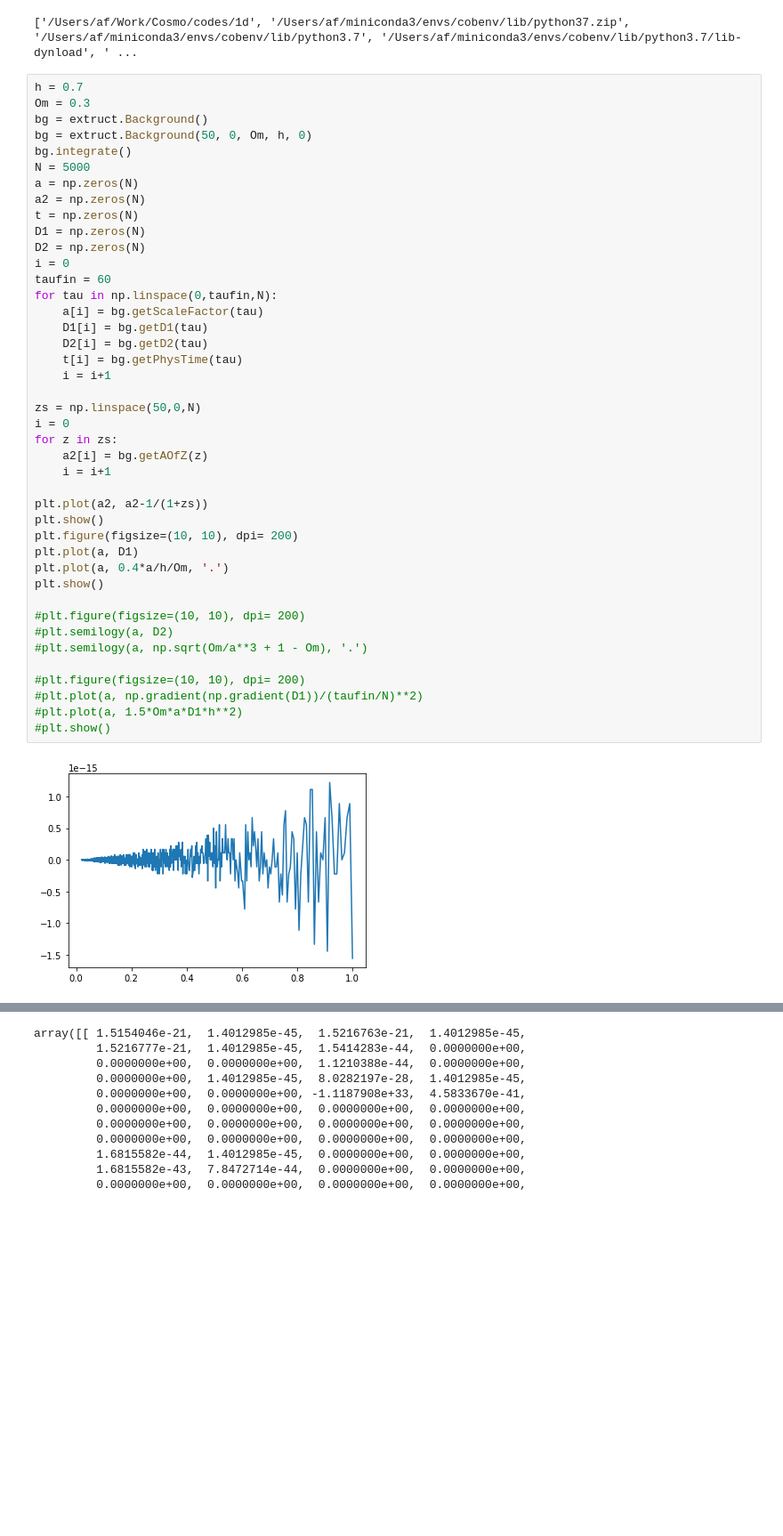
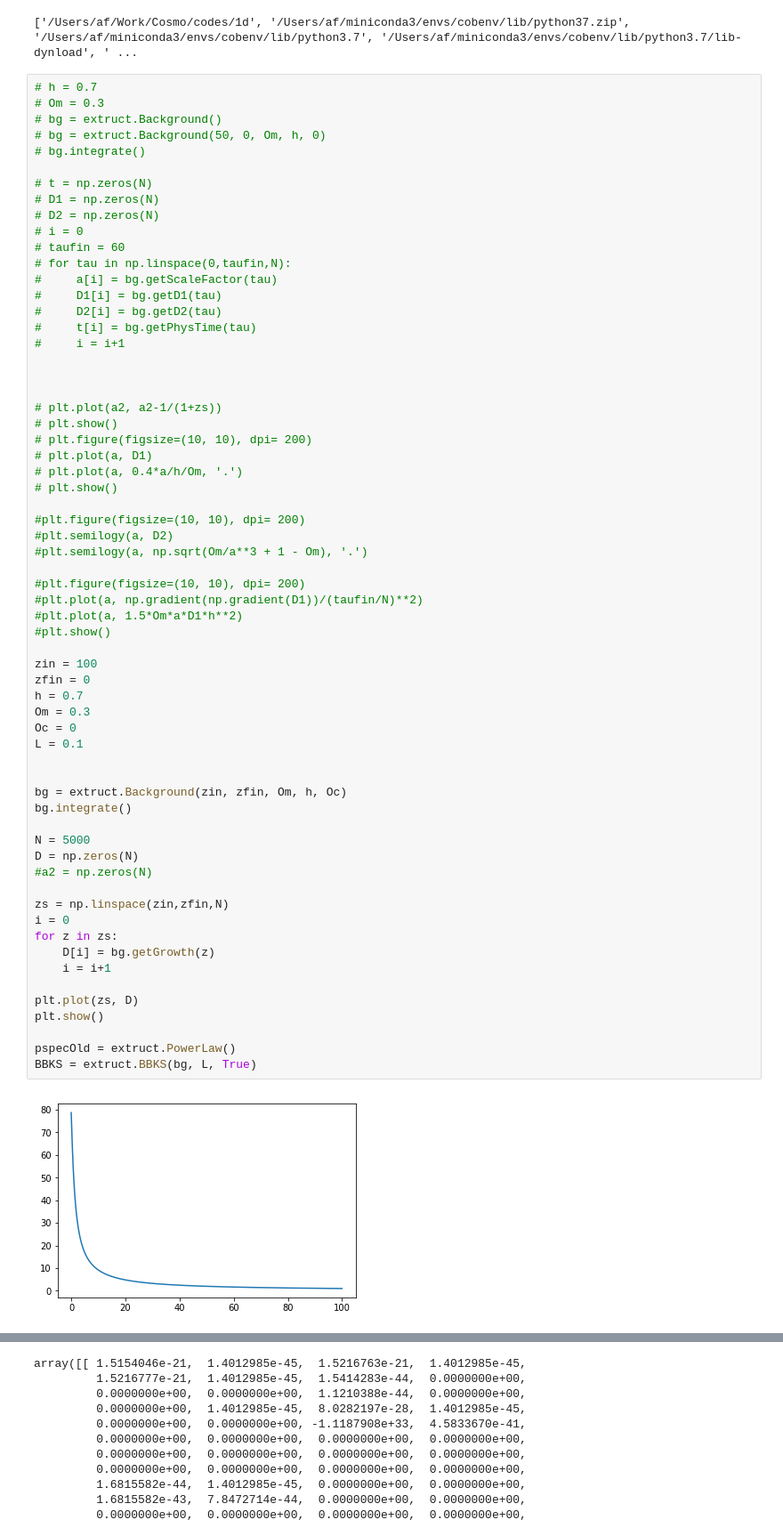
Before and after one commit to AndreasFinke/extruct, a Jupyter notebook: test.ipynb, the cells around one changed output, grey strips where cells are left out. Shown at 89% size. Saved outputs shown, nothing was run; the diff lists cells and outputs as text; blank space fills up the shorter version.

Commit message:
many small changes. notably, correct normalizations, growth function access for plotting linear power spectrum, binning power spectrum estimators

```diff
--- a/test.ipynb
+++ b/test.ipynb
@@ -16,46 +16,67 @@ import matplotlib.pyplot as plt
 # %% [output]
 ['/Users/af/Work/Cosmo/codes/1d', '/Users/af/miniconda3/envs/cobenv/lib/python37.zip', '/Users/af/miniconda3/envs/cobenv/lib/python3.7', '/Users/af/miniconda3/envs/cobenv/lib/python3.7/lib-dynload', ' ...
 # %%
-h = 0.7
-Om = 0.3
-bg = extruct.Background()
-bg = extruct.Background(50, 0, Om, h, 0)
-bg.integrate()
-N = 5000
-a = np.zeros(N)
-a2 = np.zeros(N)
-t = np.zeros(N)
-D1 = np.zeros(N)
-D2 = np.zeros(N)
-i = 0
-taufin = 60
-for tau in np.linspace(0,taufin,N):
-    a[i] = bg.getScaleFactor(tau)
-    D1[i] = bg.getD1(tau)
-    D2[i] = bg.getD2(tau)
-    t[i] = bg.getPhysTime(tau)
-    i = i+1
+# h = 0.7
+# Om = 0.3
+# bg = extruct.Background()
+# bg = extruct.Background(50, 0, Om, h, 0)
+# bg.integrate()
 
-zs = np.linspace(50,0,N)
-i = 0
-for z in zs:
-    a2[i] = bg.getAOfZ(z)
-    i = i+1
+# t = np.zeros(N)
+# D1 = np.zeros(N)
+# D2 = np.zeros(N)
+# i = 0
+# taufin = 60
+# for tau in np.linspace(0,taufin,N):
+#     a[i] = bg.getScaleFactor(tau)
+#     D1[i] = bg.getD1(tau)
+#     D2[i] = bg.getD2(tau)
+#     t[i] = bg.getPhysTime(tau)
+#     i = i+1
 
-plt.plot(a2, a2-1/(1+zs))
-plt.show()
-plt.figure(figsize=(10, 10), dpi= 200)
-plt.plot(a, D1)
-plt.plot(a, 0.4*a/h/Om, '.')
-plt.show()
+
+
+# plt.plot(a2, a2-1/(1+zs))
+# plt.show()
+# plt.figure(figsize=(10, 10), dpi= 200)
+# plt.plot(a, D1)
+# plt.plot(a, 0.4*a/h/Om, '.')
+# plt.show()
 
 #plt.figure(figsize=(10, 10), dpi= 200)
 #plt.semilogy(a, D2)
 #plt.semilogy(a, np.sqrt(Om/a**3 + 1 - Om), '.')
 
 #plt.figure(figsize=(10, 10), dpi= 200)
 #plt.plot(a, np.gradient(np.gradient(D1))/(taufin/N)**2)
 #plt.plot(a, 1.5*Om*a*D1*h**2)
 #plt.show()
+
+zin = 100
+zfin = 0
+h = 0.7
+Om = 0.3
+Oc = 0
+L = 0.1
+
+
+bg = extruct.Background(zin, zfin, Om, h, Oc)
+bg.integrate()
+
+N = 5000
+D = np.zeros(N)
+#a2 = np.zeros(N)
+
+zs = np.linspace(zin,zfin,N)
+i = 0
+for z in zs:
+    D[i] = bg.getGrowth(z)
+    i = i+1
+
+plt.plot(zs, D)
+plt.show()
+
+pspecOld = extruct.PowerLaw()
+BBKS = extruct.BBKS(bg, L, True)
 # %% [output]
-[figure, old version]
+[figure, new version]
```
Also changed, not shown: parts of 5 cells of this notebook, 8 other files.
